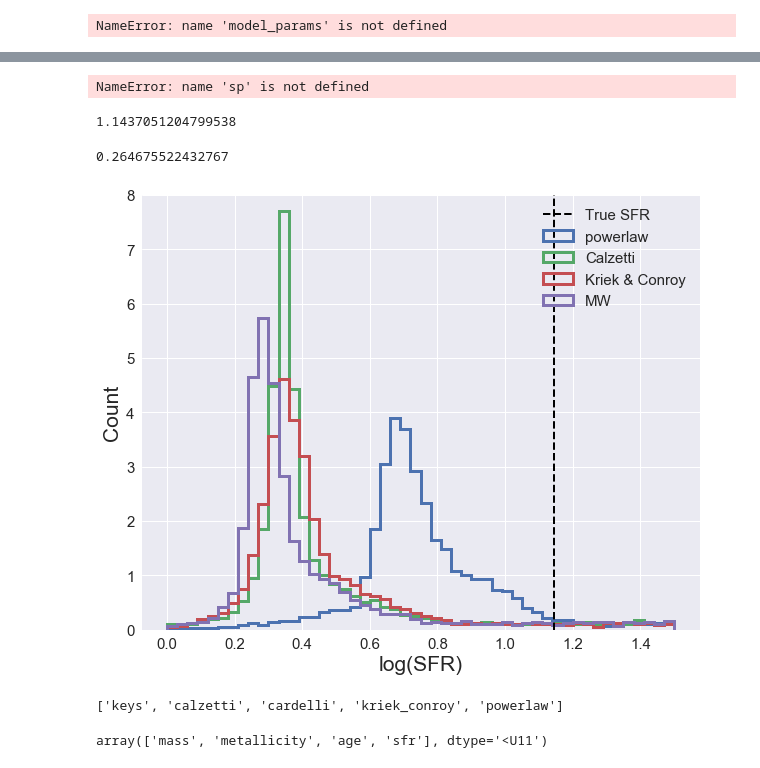
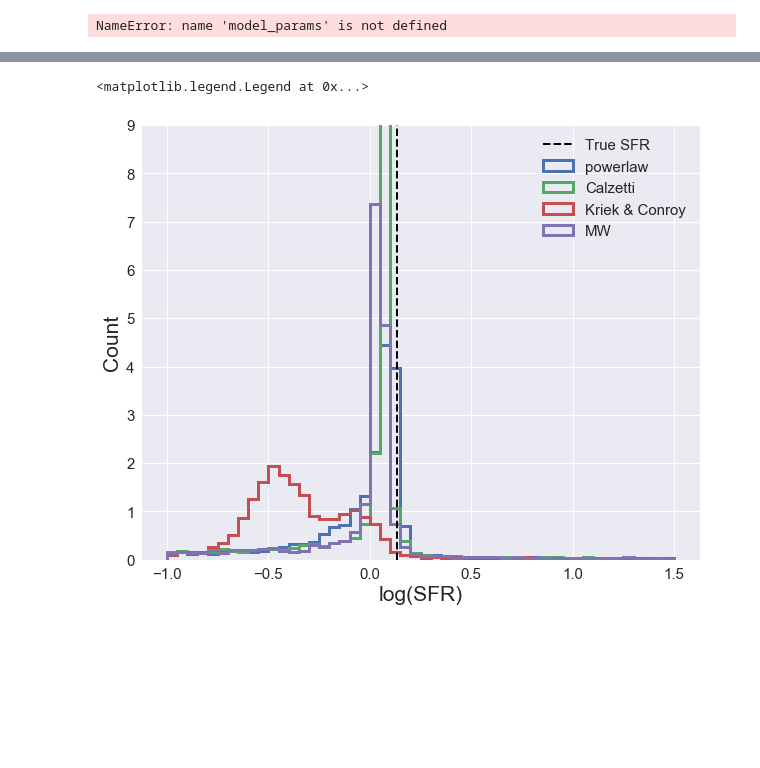
Before and after one commit to smlower/scripts_n_things, a Jupyter notebook: fsps_prospector.ipynb, the cells around one changed output, grey strips where cells are left out. Saved outputs shown, nothing was run; the diff lists cells and outputs as text; code cells hidden in the pictures; blank space fills up the shorter version.

```diff
--- a/fsps_prospector.ipynb
+++ b/fsps_prospector.ipynb
@@ -305,7 +233,7 @@ import prospect.io.read_results as pread
 from astropy import uncertainty as unc
 from astropy.visualization import quantity_support
 # %%
-respower, obspower, _ = pread.results_from('/Users/sidneylower/Jupyter Scripts/power_delayed.h5')
-resCal, obsCal, modCal = pread.results_from('/Users/sidneylower/Jupyter Scripts/Cal_delayed.h5')
-resMW, obsMW, _ = pread.results_from('/Users/sidneylower/Jupyter Scripts/MW_delayed.h5')
-resKC, obsKC, _ = pread.results_from('/Users/sidneylower/Jupyter Scripts/KC_delayed.h5')
+respower, obspower, _ = pread.results_from('/Users/sidneylower/Documents/attenuation_runs/inputPL_powerlaw_dust1.h5')
+resCal, obsCal, modCal = pread.results_from('/Users/sidneylower/Documents/attenuation_runs/inputPL_cal_dust1.h5')
+resMW, obsMW, _ = pread.results_from('/Users/sidneylower/Documents/attenuation_runs/inputPL_MW_dust1.h5')
+resKC, obsKC, _ = pread.results_from('/Users/sidneylower/Documents/attenuation_runs/inputPL_KC_dust1.h5')
@@ -485,4 +336,0 @@ plt.plot(10**(sp.log_age) / 1.e9, np.log10(sp.sfr * 1.e10))
-# %%
-sp.sfr
-# %% [output]
-NameError: name 'sp' is not defined
@@ -491,4 +336,0 @@ true_sfr = np.log10(sp.sfr * 1e10)
-# %%
-true_sfr
-# %% [output]
-1.1437051204799538
@@ -500,46 +337,46 @@ tauMW = [item[4] for item in resMW['chain']]
+# %%
+true_sfr = np.log10((1e10 / (2.0*1.e9)) * (2.0) *np.exp(-(2.0) / 1.0))
 # %%
 mass_distrs = [mpower, mKC, mCal, mMW]
 age_distrs = [agepower, ageKC, ageCal, ageMW]
 #tau_distrs = [taupower, tauKC, tauCal, tauMW]
 
-time = 1.0
+#time = 1.0
 
 sfrpower = []
 sfrKC = []
 sfrCal = []
 sfrMW = []
 for i in range(len(mpower)):
-    sfrpower.append(np.log10((10**mpower[i] / (agepower[i]*1.e9)) * time *np.exp(-time / 1.0)))
+    sfrpower.append(np.log10((mpower[i] / (agepower[i]*1.e9)) * (agepower[i]) *np.exp(-(agepower[i]) / 1.0)))
 
 for i in range(len(mKC)):
-    sfrKC.append(np.log10((10**mKC[i] / (ageKC[i]*1.e9)) * time *np.exp(-time / 1.0)))
+    sfrKC.append(np.log10((mKC[i] / (ageKC[i]*1.e9)) * (ageKC[i]) *np.exp(-(ageKC[i]) / 1.0)))
 for i in range(len(mCal)):
-    sfrCal.append(np.log10((10**mCal[i] / (ageCal[i]*1.e9)) * time *np.exp(-time / 1.0)))
+    sfrCal.append(np.log10((mCal[i] / (ageCal[i]*1.e9)) * (ageCal[i]) *np.exp(-(ageCal[i]) / 1.0)))
 for i in range(len(mMW)):
-    sfrMW.append(np.log10((10**mMW[i] / (ageMW[i]*1.e9)) * time *np.exp(-time / 1.0)))
+    sfrMW.append(np.log10((mMW[i] / (ageMW[i]*1.e9)) * (ageMW[i]) *np.exp(-(ageMW[i]) / 1.0)))
-# %%
-np.log10(1.e10 / 2.e9 * np.exp(-1.0))
-# %% [output]
-0.264675522432767
 # %%
 plt.figure(figsize=(10, 8))
+plt.style.use('seaborn')
 plt.tick_params(axis='both', which='major', labelsize=15)
 plt.tick_params(axis='both', which='minor')
 labels = ['powerlaw', 'Kriek & Conroy', 'Calzetti', 'MW']
-n, bins, _ = plt.hist(sfrpower, bins=50, range=(0., 1.5), lw=3, histtype='step', density=True, label='powerlaw')
-n, bins, _ = plt.hist(sfrCal, bins=50, range=(0., 1.5), lw=3,histtype='step', density=True, label='Calzetti')
-n, bins, _ = plt.hist(sfrKC, bins=50, range=(0., 1.5), lw=3,histtype='step', density=True, label='Kriek & Conroy')
-n, bins, _ = plt.hist(sfrMW, bins=50, range=(0.0, 1.5), lw=3,histtype='step', density=True, label='MW')
+n, bins, _ = plt.hist(sfrpower, bins=50, range=(-1, 1.5), lw=3, histtype='step', density=True, label='powerlaw')
+n, bins, _ = plt.hist(sfrCal, bins=50, range=(-1, 1.5), lw=3,histtype='step', density=True, label='Calzetti')
+n, bins, _ = plt.hist(sfrKC, bins=50, range=(-1, 1.5), lw=3,histtype='step', density=True, label='Kriek & Conroy')
+n, bins, _ = plt.hist(sfrMW, bins=50, range=(-1, 1.5), lw=3,histtype='step', density=True, label='MW')
 
 plt.plot([true_sfr, true_sfr], [0, 35], ls='--', lw=2, color='black', label = 'True SFR')
 
 plt.xlabel('log(SFR)', fontsize=21)
 plt.ylabel('Count', fontsize=21)
-plt.ylim([0, 8])
+plt.ylim([0,9])
 plt.legend(loc='upper right', fontsize=15)
-plt.savefig('/Users/sidneylower/Documents/atten_test/sfr_young.png', dpi=300)
+#plt.savefig('/Users/sidneylower/Documents/sfr_all.png', dpi=300)
 # %% [output]
+<matplotlib.legend.Legend at 0x...>
-[figure, old version]
+[figure, new version]
 # %%
 calzetti = [mCal, zCal, ageCal, sfrCal]
 cardelli = [mMW, zMW, ageMW, sfrMW]
@@ -553,8 +385,0 @@ test = np.load('/Users/sidneylower/Documents/attenuation_tests.npz')
-# %%
-list(test.keys())
-# %% [output]
-['keys', 'calzetti', 'cardelli', 'kriek_conroy', 'powerlaw']
-# %%
-test['keys']
-# %% [output]
-array(['mass', 'metallicity', 'age', 'sfr'], dtype='<U11')
```
Also changed, not shown: parts of 40 cells of this notebook, 1 other file.
